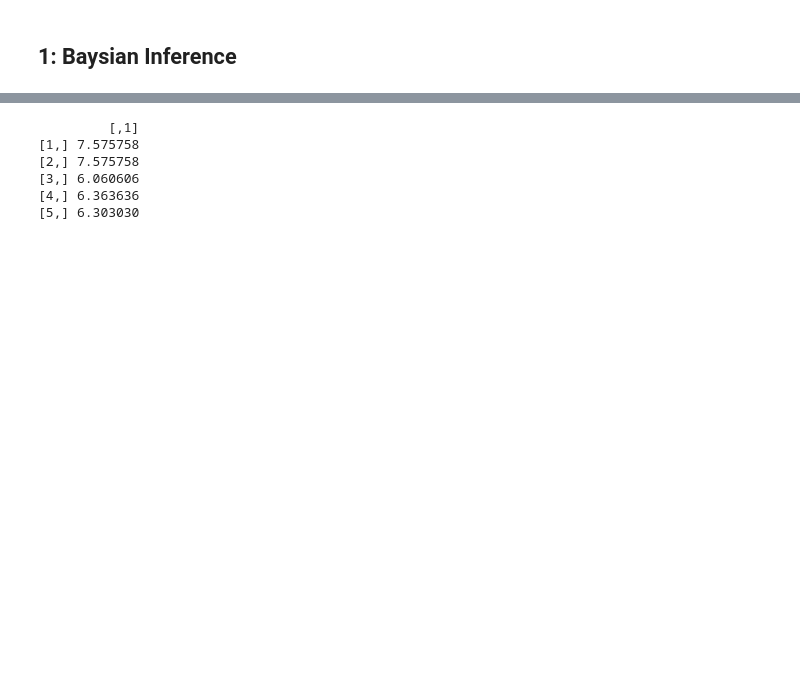
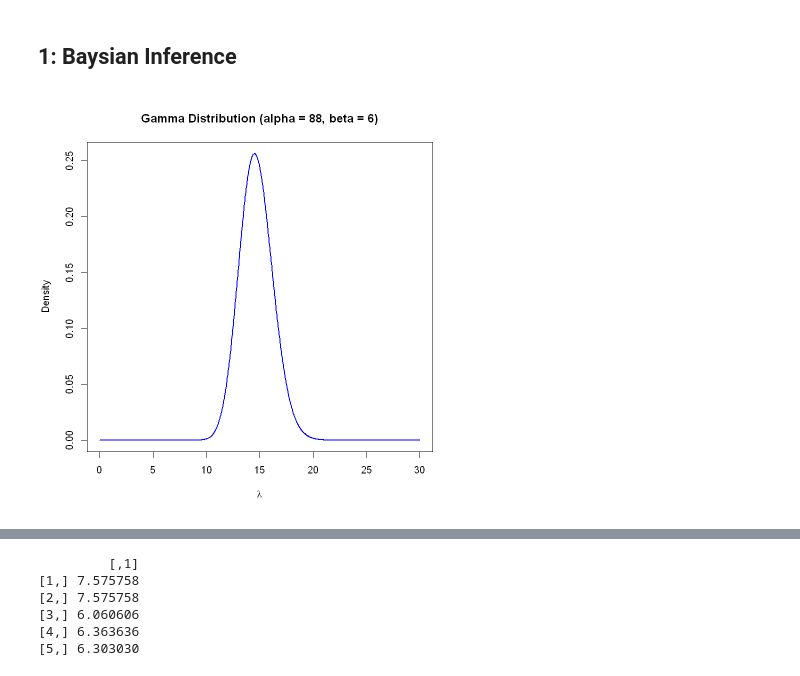
Before and after one commit to focccus/MVE550-Stochastic-processes, a Jupyter notebook: A1/assignment1.ipynb, the cells around one changed output, grey strips where cells are left out. Drawn from its saved outputs; the diff is of its cells as text; code cells hidden in the pictures; blank space fills up the shorter version.

```diff
--- a/A1/assignment1.ipynb
+++ b/A1/assignment1.ipynb
@@ -2,3 +4,27 @@
 library(ggplot2)
 # %% [markdown]
 ## 1: Baysian Inference
+# %%
+data <- c(12, 21, 12, 13, 11,19)  # Example data
+
+
+# Compute parameters for posterior
+alpha <- sum(data)         # Shape parameter
+beta <- length(data)       # Rate parameter
+# %%
+# Set the parameters for the Gamma distribution
+
+# Define a sequence of values for lambda (x-axis values)
+lambda <- seq(0, 30, length.out = 1000)
+
+# Calculate the density of the Gamma distribution
+gamma_density <- dgamma(lambda, shape = alpha, rate = beta)
+
+# Plot the Gamma distribution
+plot(lambda, gamma_density, type = "l",
+     main = "Gamma Distribution (alpha = 88, beta = 6)",
+     xlab = expression(lambda),
+     ylab = "Density",
+     col = "blue", lwd = 2)
+# %% [output]
+[figure, added]
```
Also changed, not shown: parts of 15 cells of this notebook, 2 other files.
